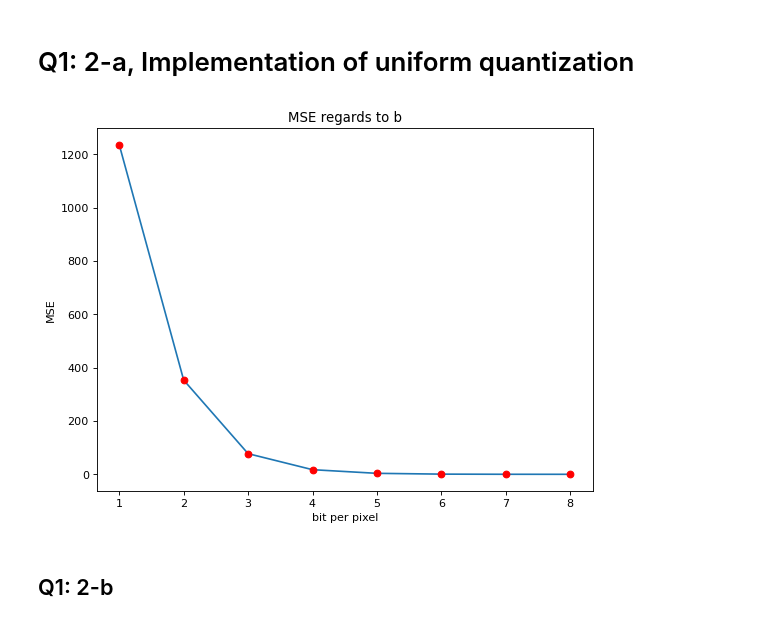
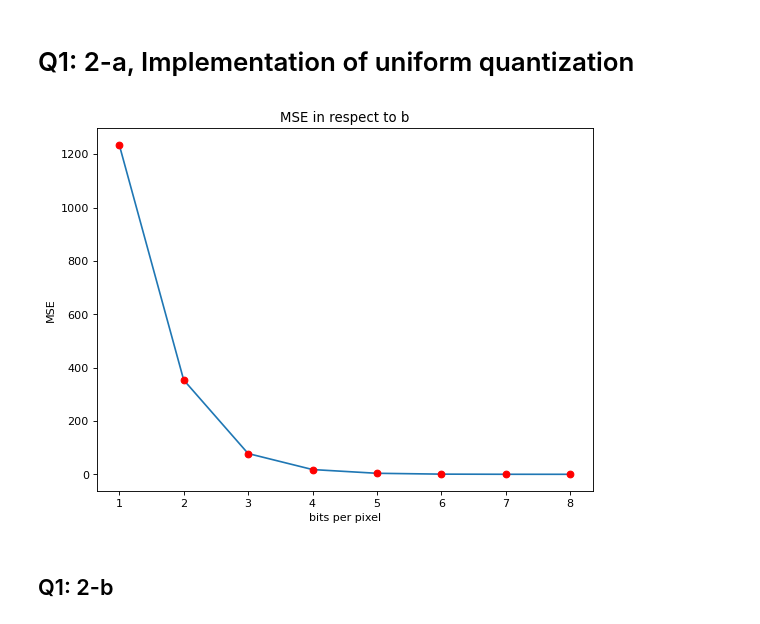
Before and after one commit to nir6760/hw1SignalProcessing, a Jupyter notebook: hw1.ipynb, the cells around one changed output. Saved outputs shown, nothing was run; the diff lists cells and outputs as text; code cells hidden in the pictures.

```diff
--- a/hw1.ipynb
+++ b/hw1.ipynb
@@ -75,15 +84,15 @@ def mseQuantUniform(b,pdf): #calculate MSE of the quantization of the image
 # %%
 bit_arr=pd.Series(range(1,9))
 bit_mse=bit_arr.apply(lambda x:mseQuantUniform(x,pdf_x))
 figure(num=None, figsize=(8, 6), dpi=80, facecolor='w', edgecolor='k')
 plt.plot(bit_arr, bit_mse)
 plt.plot(bit_arr, bit_mse,'ro')
-plt.title('MSE regards to b')
-plt.xlabel('bit per pixel')
+plt.title('MSE in respect to b')
+plt.xlabel('bits per pixel')
 plt.ylabel('MSE')
 plt.show()
 # %% [output]
-[figure, old version]
+[figure, new version]
 # %% [markdown]
 ## Q1: 2-b
 # %%
```
Also changed, not shown: parts of 34 cells of this notebook.
